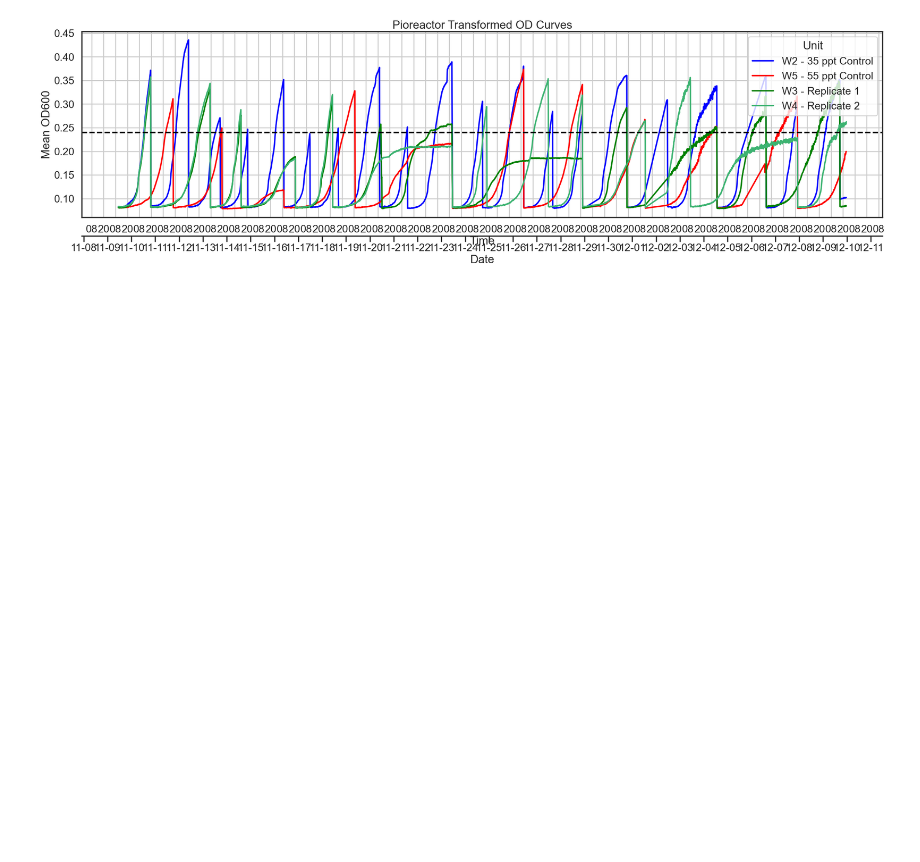
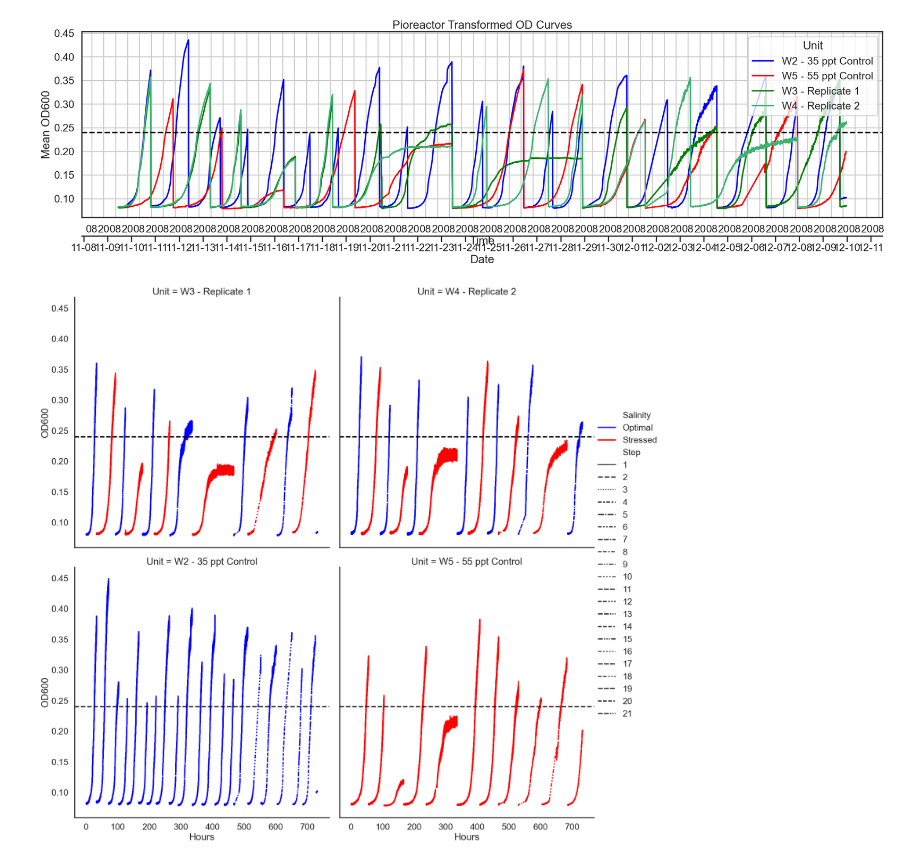
Before and after one commit to JacksonPageroth/pio-bacterial-memory, a Jupyter notebook: pio_subculture.ipynb, the cells around one changed output. Saved outputs shown, nothing was run; the diff lists cells and outputs as text; code cells hidden in the pictures; blank space fills up the shorter version.

```diff
--- a/pio_subculture.ipynb
+++ b/pio_subculture.ipynb
@@ -152,49 +152,51 @@ plt.show()
 # %% [output]
 [figure]
 # %%
-def find_steps(class_df, shift):
-    # Condition for incrementing 'step'
-    class_df = class_df.sort("Unit", "Hours")
-    step_cond = (pl.col("OD600").shift(shift) - pl.col("OD600") > 0.03)
+# def find_steps(class_df, shift):
+#     # Condition for incrementing 'step'
+#     class_df = class_df.sort("Unit", "Hours")
+#     step_cond = (pl.col("OD600").shift(shift) - pl.col("OD600") > 0.03)
 
-    # Use cumulative sum over the 'step_condition' to increment each time it's True
-    class_df = class_df.with_columns(pl.when(step_cond).then(1).otherwise(0).cum_sum().add(1).over(pl.col("Unit")).alias("Step"))
+#     # Use cumulative sum over the 'step_condition' to increment each time it's True
+#     class_df = class_df.with_columns(pl.when(step_cond).then(1).otherwise(0).cum_sum().add(1).over(pl.col("Unit")).alias("Step"))
 
-    # Add condition to the df
-    class_df = class_df.with_columns(pl.when((pl.col("Step") % 2 == 1) & (pl.col("Unit").is_in(replicates)))
-                         .then(pl.lit("Optimal"))
-                         .otherwise(pl.when((pl.col("Step") % 2 == 0) & (pl.col("Unit").is_in(replicates)))
-                                    .then(pl.lit("Stressed"))
-                                    .otherwise(pl.when(pl.col("Unit").is_in(stressed_controls))
-                                               .then(pl.lit("Stressed"))
-                                               .otherwise(pl.when(pl.col("Unit").is_in(optimal_controls))
-                                                          .then(pl.lit("Optimal")))))
-                         .alias("Condition"))
+#     # Add condition to the df
+#     class_df = class_df.with_columns(pl.when((pl.col("Step") % 2 == 1) & (pl.col("Unit").is_in(replicates)))
+#                          .then(pl.lit("Optimal"))
+#                          .otherwise(pl.when((pl.col("Step") % 2 == 0) & (pl.col("Unit").is_in(replicates)))
+#                                     .then(pl.lit("Stressed"))
+#                                     .otherwise(pl.when(pl.col("Unit").is_in(stressed_controls))
+#                                                .then(pl.lit("Stressed"))
+#                                                .otherwise(pl.when(pl.col("Unit").is_in(optimal_controls))
+#                                                           .then(pl.lit("Optimal")))))
+#                          .alias("Condition"))
 
-    return class_df
+#     return class_df
 
-# Find steps
-df = find_steps(df, 5)
+# # Find steps
+# df = find_steps(df, 5)
 
-# Discard the first and last 5 points in every step (because of subculture spike)
-filter_points = 20
-df = df.with_columns(pl.cum_count("OD600").over("Unit", "Step").alias("index")).filter(pl.col("index") > filter_points)
-df = df.filter(pl.col("index") < pl.col("index").max() - filter_points).drop("index")
+# # Discard the first and last 5 points in every step (because of subculture spike)
+# filter_points = 20
+# df = df.with_columns(pl.cum_count("OD600").over("Unit", "Step").alias("index")).filter(pl.col("index") > filter_points)
+# df = df.filter(pl.col("index") < pl.col("index").max() - filter_points).drop("index")
 
-# Redo step classification
-df = df.drop("Step", "Condition")
-df = find_steps(df, 1)
+# # Redo step classification
+# df = df.drop("Step", "Condition")
+# df = find_steps(df, 1)
 
-# Rename condition to salinity
-df = df.rename({"Condition": "Salinity"})
+# # Rename condition to salinity
+# df = df.rename({"Condition": "Salinity"})
 
-# Plotting the growth curves using the new 'Transformed OD' column
-col_order = ["W3 - Replicate 1", "W4 - Replicate 2", "W2 - 35 ppt Control", "W5 - 55 ppt Control"]
-g = sns.relplot(x="Hours", y="OD600", hue="Salinity", style="Step", col="Unit", col_wrap=2, col_order=col_order, height=10,
-             markersize=8, data=df.collect(streaming=True).to_pandas(), kind="line", hue_order=["Optimal", "Stressed"], palette=["blue", "red"])
+# # Plotting the growth curves using the new 'Transformed OD' column
+# col_order = ["W3 - Replicate 1", "W4 - Replicate 2", "W2 - 35 ppt Control", "W5 - 55 ppt Control"]
+# g = sns.relplot(x="Hours", y="OD600", hue="Salinity", style="Step", col="Unit", col_wrap=2, col_order=col_order, height=10,
+#              markersize=8, data=df.collect(streaming=True).to_pandas(), kind="line", hue_order=["Optimal", "Stressed"], palette=["blue", "red"])
 
-for ax in g.axes.flatten():
-    ax.axhline(y=threshold_od, color='black', linestyle='--')
+# for ax in g.axes.flatten():
+#     ax.axhline(y=threshold_od, color='black', linestyle='--')
 
-plt.show()
+# plt.show()
+# %% [output]
+[figure, added]
 # %%
```
Also changed, not shown: parts of 3 cells of this notebook.
